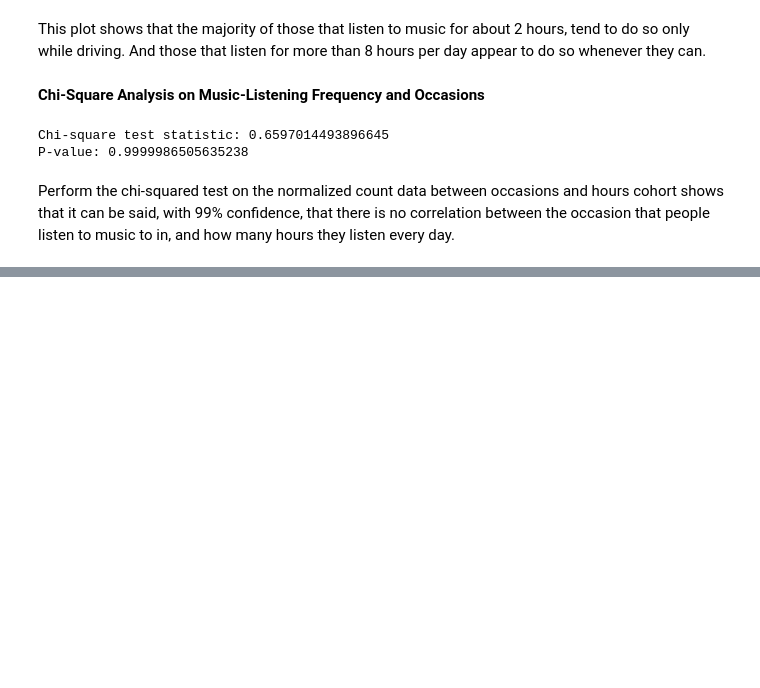
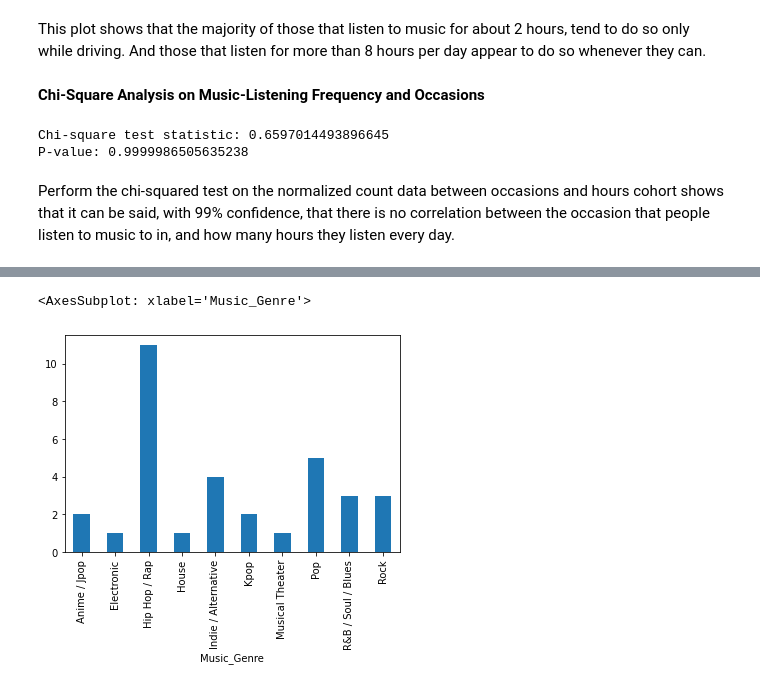
Before and after one commit to mdai008/cs105miniProject, a Jupyter notebook: lab5_6-Copy1.ipynb, the cells around one changed output, grey strips where cells are left out. Saved outputs shown, nothing was run; the diff lists cells and outputs as text; code cells hidden in the pictures; blank space fills up the shorter version.

```diff
--- a/lab5_6-Copy1.ipynb
+++ b/lab5_6-Copy1.ipynb
@@ -407,0 +456,8 @@ Perform the chi-squared test on the normalized count data between occasions and
+# %%
+df3 = df2[df2["Preferred_Social_Media_Platform"].str.contains("Snapchat", na = False)]
+df3 = df3.reset_index()
+
+display(df3.groupby("Music_Genre")["Age"].count().plot.bar())
+# %% [output]
+<AxesSubplot: xlabel='Music_Genre'>
+[figure, added]
```
Also changed, not shown: parts of 16 cells of this notebook, 1 other file.
